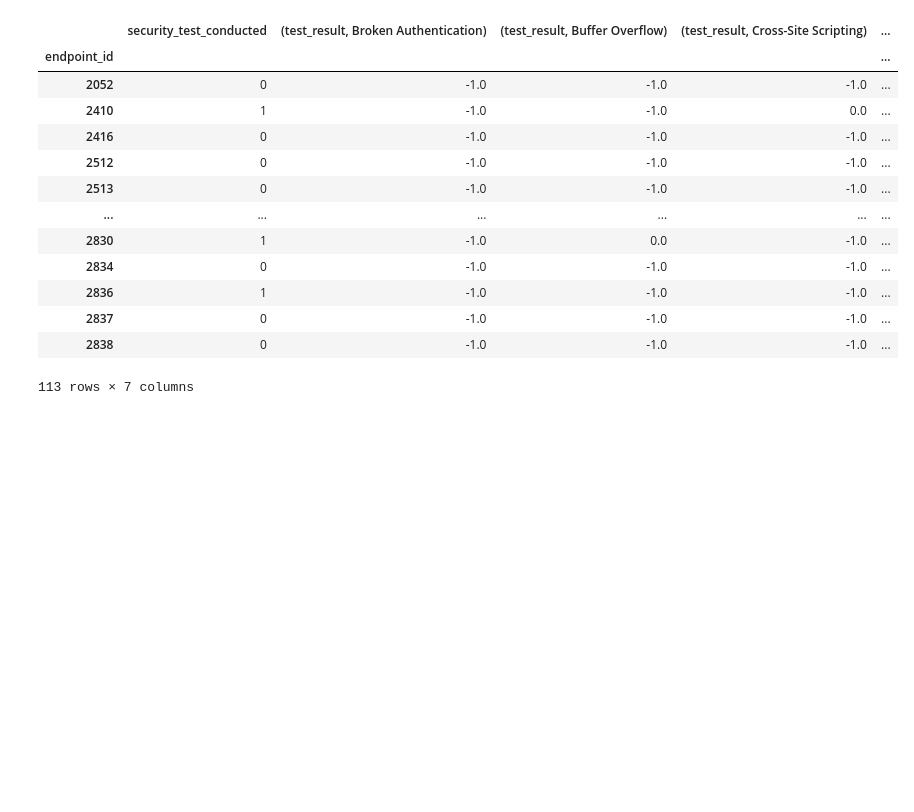
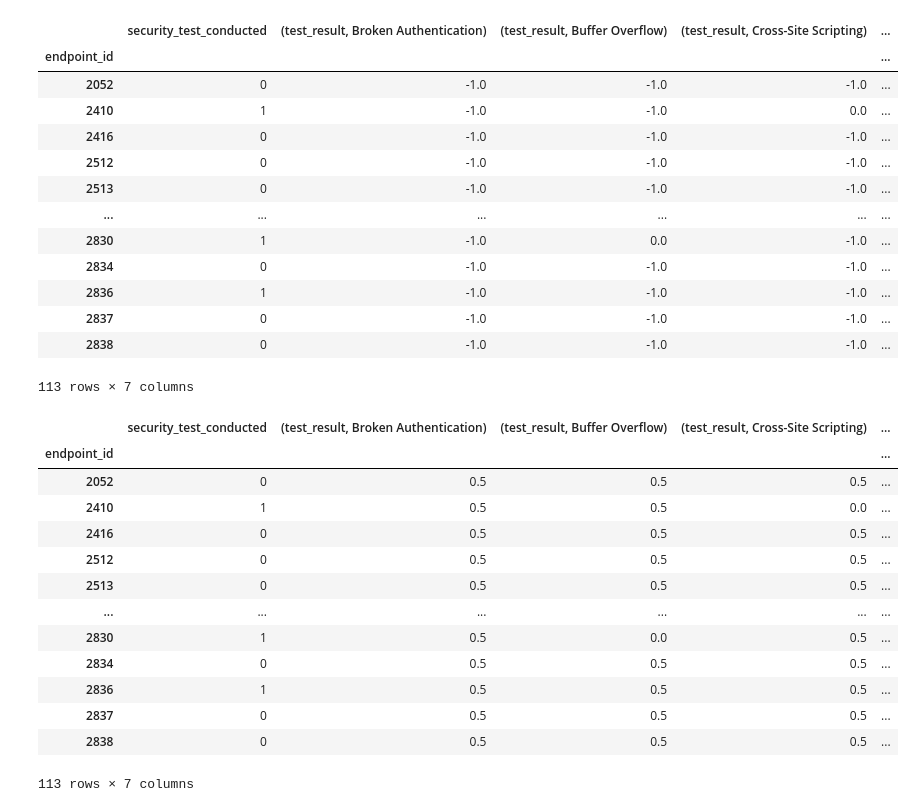
Before and after one commit to teejlab/API-Risk-Assessment-Framework, a Jupyter notebook: eda/eda_security_tests.ipynb, the cells around one changed output. Saved outputs shown, nothing was run; the diff lists cells and outputs as text; code cells hidden in the pictures; blank space fills up the shorter version.

Commit message:
feat: add create_security_test_features

```diff
--- a/eda/eda_security_tests.ipynb
+++ b/eda/eda_security_tests.ipynb
@@ -206,3 +226,61 @@ feat_security_df
 | 2837 | 0 | -1.0 | -1.0 | -1.0 | ... |
 | 2838 | 0 | -1.0 | -1.0 | -1.0 | ... |
 113 rows × 7 columns
+# %%
+def create_security_test_features(api_df):
+    """ Create new features corresponding to security tests. The following features are being created:
+    - security_test_conducted (0: No, 1: Yes)
+    - 6 columns corresponding to each security test (0: FAIL, 1: PASS)
+    Parameters
+    ----------
+    api_df: Pandas Dataframe
+        Input dataframe with raw data columns, including security_test_results
+    Returns
+    -------
+    feat_security_tests_df : Pandas Dataframe
+        dataframe with endpoint_id and new security test features
+    """
+    # Data extraction and cleaning
+    security_test_df = api_df[["api_endpoint_id", "security_test_category", "security_test_result (FALSE=Passed; TRUE=Failed)"]]
+    security_test_df = security_test_df.rename(columns = {"api_endpoint_id":"endpoint_id",
+                                   "security_test_category":"test_category",
+                                    "security_test_result (FALSE=Passed; TRUE=Failed)":"test_result"})
+
+    # Create security_test_conducted feature
+    feat_security_df = security_test_df.groupby('endpoint_id').count()
+    feat_security_df["security_test_conducted"] = 0
+    feat_security_df.loc[feat_security_df["test_category"] > 0 , "security_test_conducted"] = 1
+    feat_security_df.drop(columns=["test_category", "test_result"], inplace=True)
+
+    # Create test_result features
+    stacked_df = security_test_df.groupby(["endpoint_id", "test_category"]).mean()
+    stacked_df.unstack()
+    feat_security_df = pd.merge(feat_security_df,
+                            stacked_df.unstack(),
+                            on="endpoint_id",
+                            how="outer")
+    feat_security_df.fillna(0.5, inplace=True)
+    feat_security_df = feat_security_df.round(decimals=1)
+
+    return feat_security_df
+# %%
+api_df = pd.read_excel("../data/raw/RiskClassification_Data_Endpoints_V2.xlsx",
+                       "Core_Endpoint",
+                       usecols="A:R")
+# %%
+create_security_test_features(api_df)
+# %% [output]
+|  | security_test_conducted | (test_result, Broken Authentication) | (test_result, Buffer Overflow) | (test_result, Cross-Site Scripting) | ... |
+| endpoint_id |  |  |  |  | ... |
+| 2052 | 0 | 0.5 | 0.5 | 0.5 | ... |
+| 2410 | 1 | 0.5 | 0.5 | 0.0 | ... |
+| 2416 | 0 | 0.5 | 0.5 | 0.5 | ... |
+| 2512 | 0 | 0.5 | 0.5 | 0.5 | ... |
+| 2513 | 0 | 0.5 | 0.5 | 0.5 | ... |
+| ... | ... | ... | ... | ... | ... |
+| 2830 | 1 | 0.5 | 0.0 | 0.5 | ... |
+| 2834 | 0 | 0.5 | 0.5 | 0.5 | ... |
+| 2836 | 1 | 0.5 | 0.5 | 0.5 | ... |
+| 2837 | 0 | 0.5 | 0.5 | 0.5 | ... |
+| 2838 | 0 | 0.5 | 0.5 | 0.5 | ... |
+113 rows × 7 columns
```
Also changed, not shown: parts of 4 cells of this notebook.
